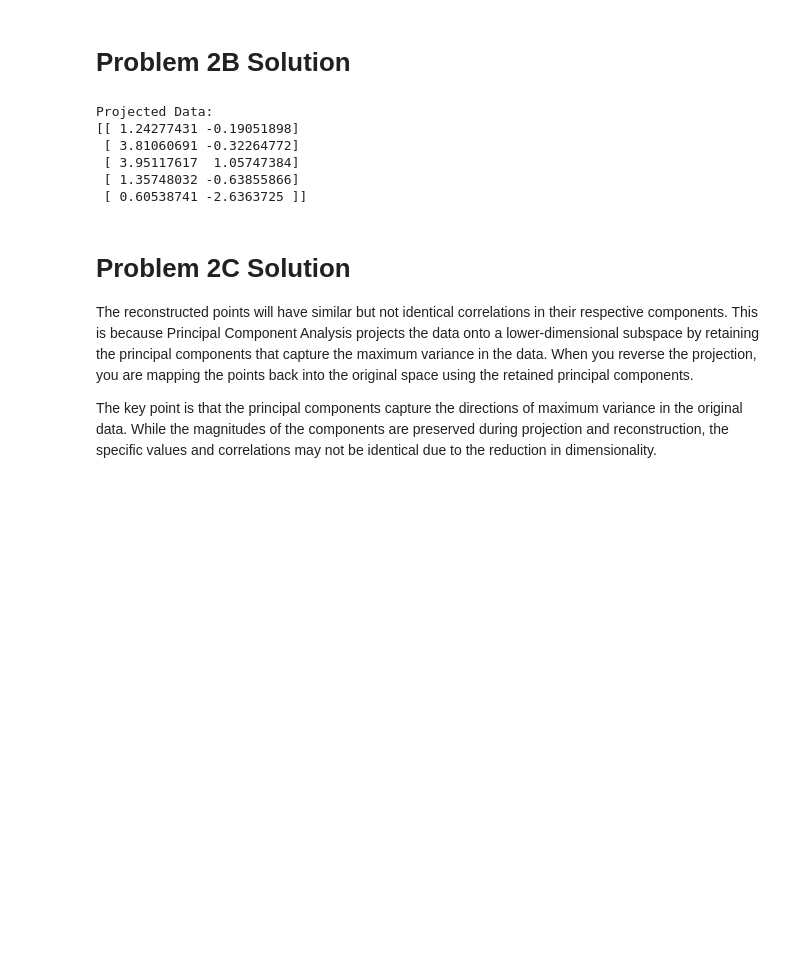
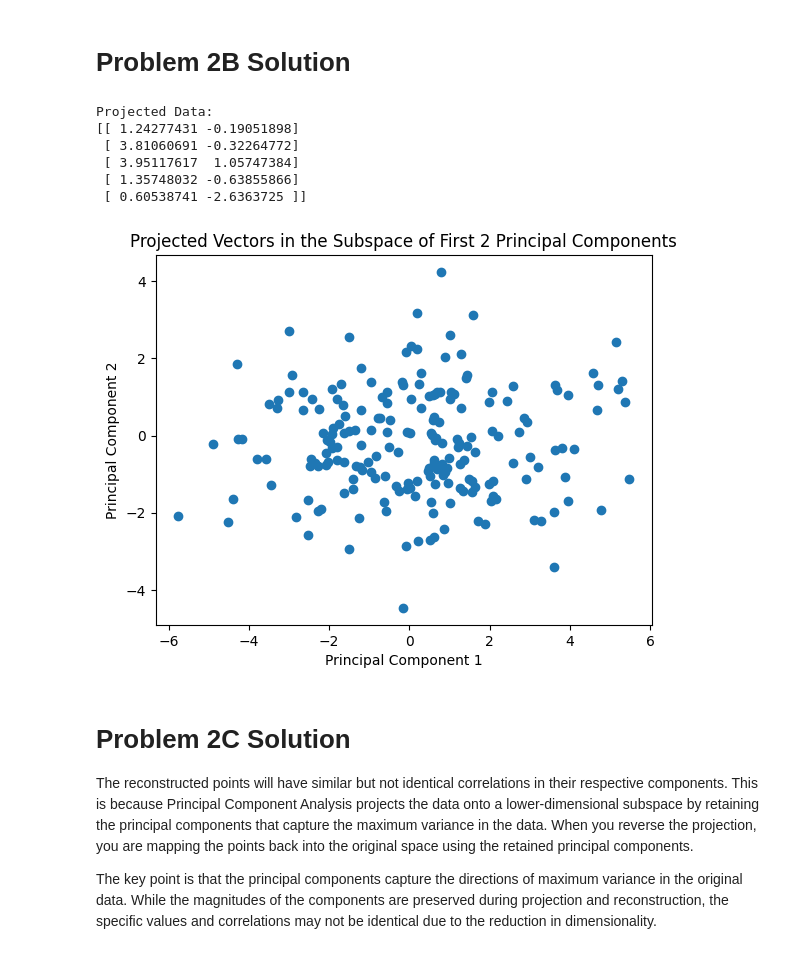
Before and after one commit to dhauss/csgy6613-assignments, a Jupyter notebook: assignment-1/assignment_1.ipynb, the cells around one changed output. Cells and saved outputs as stored; diff of their text form; code cells hidden in the pictures; blank space fills up the shorter version.

Commit message:
2B plot implemented

```diff
--- a/assignment-1/assignment_1.ipynb
+++ b/assignment-1/assignment_1.ipynb
@@ -152,17 +152,26 @@ Principal Components:
 # Problem 2B Solution
 # %%
 # Project the simulated vectors onto the subspace spanned by the first two principal components
-projected_data = random_gauss_vectors @ principal_components
+projected_data = np.dot(random_gauss_vectors, principal_components)
 
 print("Projected Data:")
 print(projected_data[:5, :])  # Display the projected data for the first 5 rows for readability
+print()
+
+# Plot the projected vectors in 2D
+plt.scatter(projected_data[:, 0], projected_data[:, 1])
+plt.title('Projected Vectors in the Subspace of First 2 Principal Components')
+plt.xlabel('Principal Component 1')
+plt.ylabel('Principal Component 2')
+plt.show()
 # %% [output]
 Projected Data:
 [[ 1.24277431 -0.19051898]
  [ 3.81060691 -0.32264772]
  [ 3.95117617  1.05747384]
  [ 1.35748032 -0.63855866]
  [ 0.60538741 -2.6363725 ]]
+[figure, added]
 # %% [markdown]
 # Problem 2C Solution
 
```
